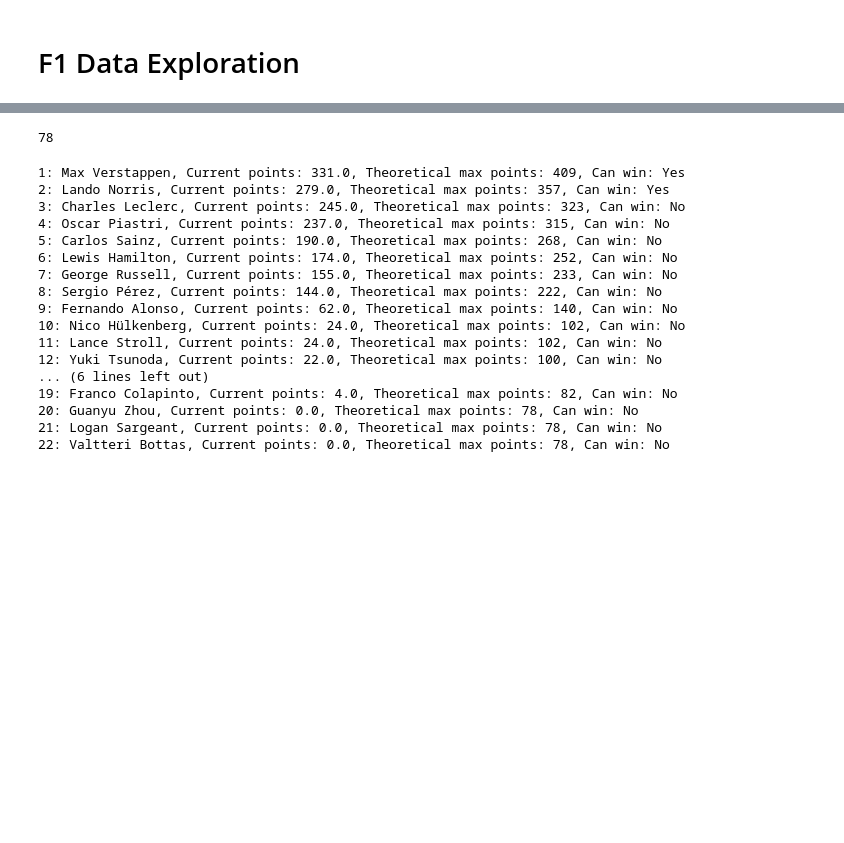
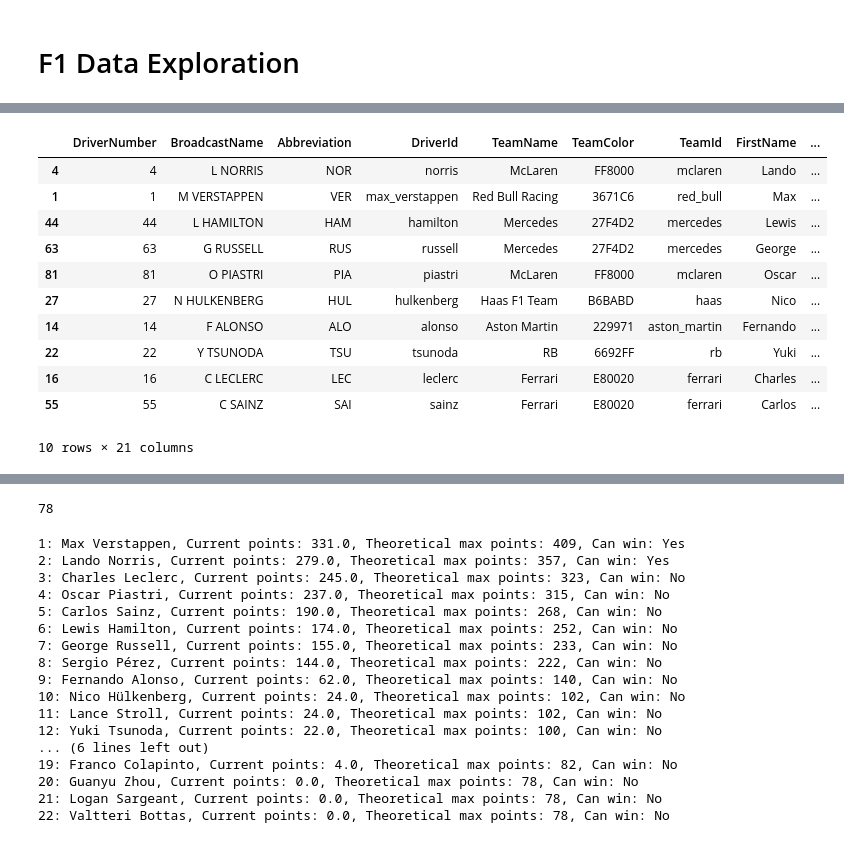
Before and after one commit to akatelync/f1-exploration, a Jupyter notebook: eda.ipynb, the cells around one changed output, grey strips where cells are left out. Cells and saved outputs as stored; diff of their text form; code cells hidden in the pictures; blank space fills up the shorter version.

```diff
--- a/eda.ipynb
+++ b/eda.ipynb
@@ -6,5 +6,6 @@ import fastf1
 import pandas as pd
 import numpy as np
 # %%
-session = fastf1.get_session(2024, 18, "Q")
+sg_qualifying = fastf1.get_session(2024, "Singapore Grand Prix", "Q")
+sg_qualifying.load()
 # %% [output]
@@ -119,3 +25,18 @@ session.laps
+# %%
+sg_qualifying.results.head(10)
+# %% [output]
+|  | DriverNumber | BroadcastName | Abbreviation | DriverId | TeamName | TeamColor | TeamId | FirstName | ... |
+| 4 | 4 | L NORRIS | NOR | norris | McLaren | FF8000 | mclaren | Lando | ... |
+| 1 | 1 | M VERSTAPPEN | VER | max_verstappen | Red Bull Racing | 3671C6 | red_bull | Max | ... |
+| 44 | 44 | L HAMILTON | HAM | hamilton | Mercedes | 27F4D2 | mercedes | Lewis | ... |
+| 63 | 63 | G RUSSELL | RUS | russell | Mercedes | 27F4D2 | mercedes | George | ... |
+| 81 | 81 | O PIASTRI | PIA | piastri | McLaren | FF8000 | mclaren | Oscar | ... |
+| 27 | 27 | N HULKENBERG | HUL | hulkenberg | Haas F1 Team | B6BABD | haas | Nico | ... |
+| 14 | 14 | F ALONSO | ALO | alonso | Aston Martin | 229971 | aston_martin | Fernando | ... |
+| 22 | 22 | Y TSUNODA | TSU | tsunoda | RB | 6692FF | rb | Yuki | ... |
+| 16 | 16 | C LECLERC | LEC | leclerc | Ferrari | E80020 | ferrari | Charles | ... |
+| 55 | 55 | C SAINZ | SAI | sainz | Ferrari | E80020 | ferrari | Carlos | ... |
+10 rows × 21 columns
 # %%
 import fastf1
 from fastf1.ergast import Ergast
```
Also changed, not shown: parts of 7 cells of this notebook, 2 other files.
